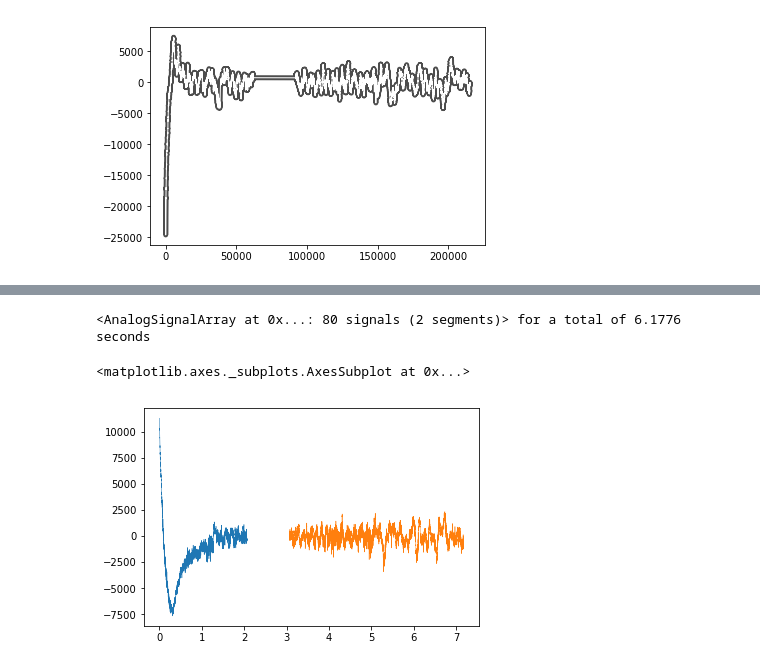
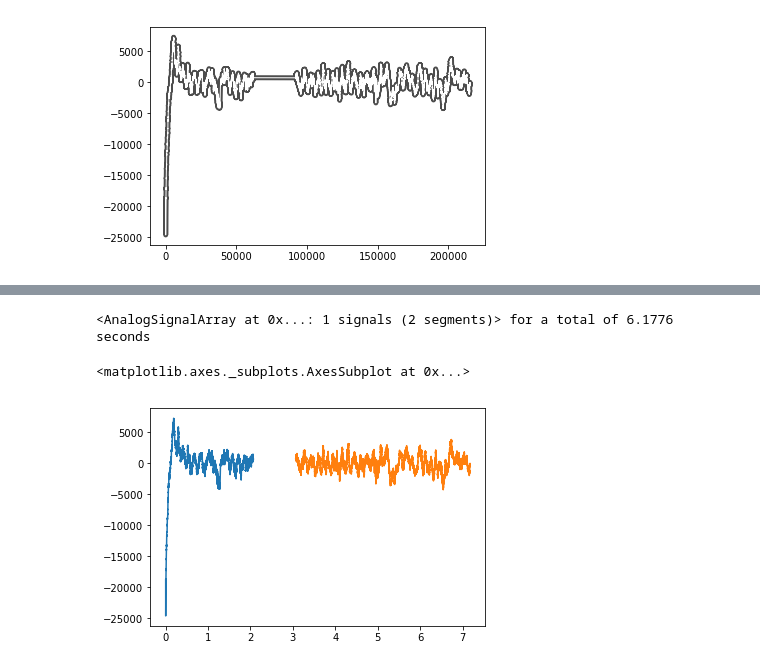
Before and after one commit to kemerelab/jagular, a Jupyter notebook: temp/tsinterp.ipynb, the cells around one changed output, grey strips where cells are left out. Cells and saved outputs as stored; diff of their text form; code cells hidden in the pictures.

Commit message:
ENH updated channel extraction examples

```diff
--- a/temp/tsinterp.ipynb
+++ b/temp/tsinterp.ipynb
@@ -641,6 +49,10 @@ with ExitStack() as stack:
 # %%
 ts = np.fromfile('timestamps.raw', dtype=np.uint32)
-y = np.fromfile('channels/gap_ch.02.raw', dtype=np.int16)
-sig = nel.AnalogSignalArray(ydata=y, timestamps=ts/30000)
+y = np.fromfile('channels/subset_ch.00.raw', dtype=np.int16)
+sig = nel.AnalogSignalArray(ydata=y, timestamps=ts/30000, fs=30000)
 print(sig)
 npl.plot(sig)
+# %% [output]
+<AnalogSignalArray at 0x...: 1 signals (2 segments)> for a total of 6.1776 seconds
+<matplotlib.axes._subplots.AxesSubplot at 0x...>
+[figure, added]
@@ -649,7 +58,0 @@ sig = nel.AnalogSignalArray(ydata=all_ch_data, timestamps=np.array(ts)/30000)
-# %%
-print(sig)
-npl.plot(sig[:,1], lw=0.5)
-# %% [output]
-<AnalogSignalArray at 0x...: 80 signals (2 segments)> for a total of 6.1776 seconds
-<matplotlib.axes._subplots.AxesSubplot at 0x...>
-[figure, removed]
```
Also changed, not shown: parts of 72 cells of this notebook, 1 other file.
